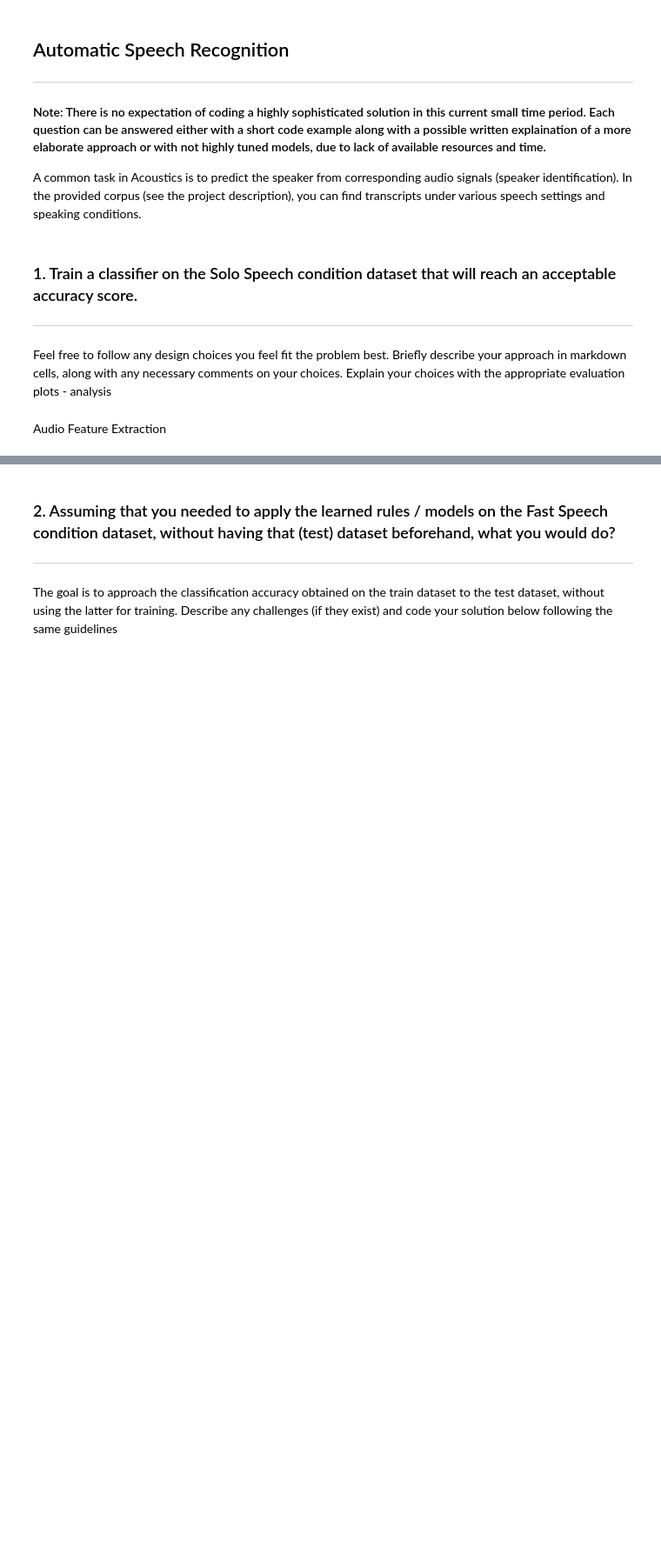
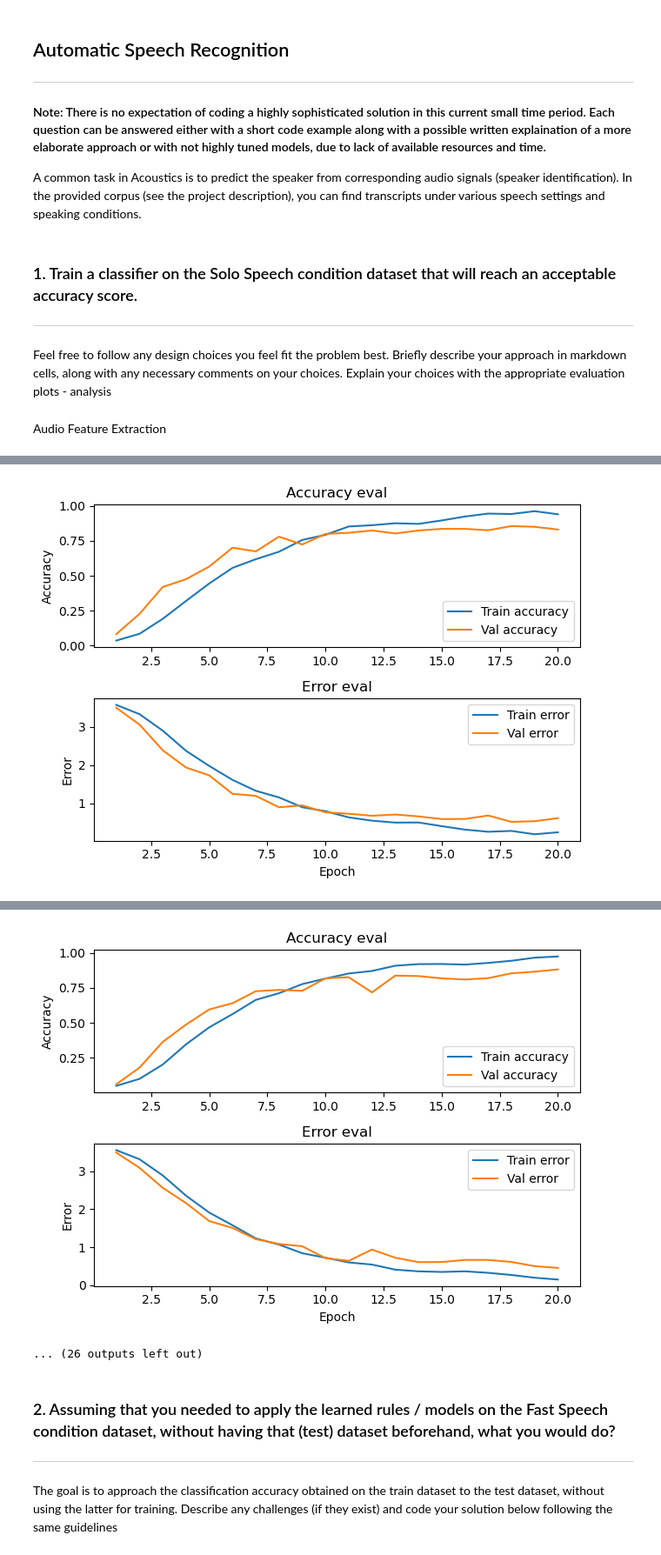
Before and after one commit to iliaskior/automatic-speech-recognition, a Jupyter notebook: assignment.ipynb, the cells around one changed output, grey strips where cells are left out. Shown at 87% size. Cells and saved outputs as stored; diff of their text form; code cells hidden in the pictures; blank space fills up the shorter version.

```diff
--- a/assignment.ipynb
+++ b/assignment.ipynb
@@ -123,0 +190,77 @@ plot_confusion_matrix(results['label'], results['prediction'], norm=True, fullpa
+# %%
+EPOCHS = 20
+BATCH_SIZE = 16
+
+#Load the extracted feature set for the SOLO dataset
+X, y, filename = load_data(data_path = SOLO_FEATURES_EXPORT_PATH)
+
+#Label encoding
+le = LabelEncoder()
+y_enc = le.fit_transform(y)
+
+results = []
+group_kfold_1 = GroupKFold(n_splits=5)
+for i, (idx1, test_idx) in enumerate(group_kfold_1.split(X=X, y=y_enc, groups=filename)):
+    print(f"Fold {i+1}:")
+    X1 , y1, filename1 = X[idx1], y_enc[idx1], filename[idx1]
+    X_test , y_test, filename_test = X[test_idx], y_enc[test_idx], filename[test_idx]
+
+    group_kfold_2 = GroupKFold(n_splits=5)
+    for j, (idx2, val_idx) in enumerate(group_kfold_2.split(X=X1, y=y1, groups=filename1)):
+        if j > 0:
+            break
+
+        X_train , y_train = X1[idx2], y1[idx2]
+        X_val , y_val = X1[val_idx], y1[val_idx]
+
+
+        #Calculate the class weights (not totally necessary, the dataset is balanced in general)
+        class_weights = compute_class_weight(
+                                                class_weight = "balanced",
+                                                classes = np.unique(y_train),
+                                                y = y_train
+                                            )
+        class_weights = dict(zip(np.unique(y_train), class_weights))
+
+        # Create the deep neural network
+        input_shape = (X_train.shape[1], X_train.shape[2]) # timesteps=63, features=39
+        n_classes = len(list(le.classes_))
+        model = build_model(input_shape, n_classes)
+
+        # Train model
+        history = model.fit(
+            X_train, y_train,
+            validation_data=(X_val, y_val),
+            batch_size=BATCH_SIZE,
+            epochs=EPOCHS,
+            class_weight=class_weights,
+        )
+
+        # plot accuracy/error for training and validation
+        plot_history(history, fullpath=OUTPUT_PATH.joinpath(f'step_train_history_fold{i+1}.jpg'))
+
+        #Make predictions
+        y_prob = model.predict(X_test)
+        y_pred = np.argmax(y_prob, axis=1)
+
+        #Store results
+        y_test = le.inverse_transform(y_test)
+        y_pred = le.inverse_transform(y_pred)
+
+        preds_df = pd.DataFrame({
+            'label': y_test,
+            'prediction': y_pred
+        })
+        probs_df = pd.DataFrame(data=y_prob, columns = list(le.classes_))
+        results.append(pd.concat([preds_df, probs_df], axis=1))
+
+results = pd.concat(results)
+plot_confusion_matrix(results['label'].values, results['prediction'].values, norm=False, fullpath=OUTPUT_PATH.joinpath('step1_cm_agg.jpg'))
+plot_confusion_matrix(results['label'].values, results['prediction'].values, norm=True, fullpath=OUTPUT_PATH.joinpath('step1_normalized_cm_agg.jpg'))
+
+# Save features locally in pickle format
+fname = OUTPUT_PATH.joinpath('step1_results_groupkfold.pickle')
+fname.parent.mkdir(parents=True, exist_ok=True)
+with open(fname, 'wb') as f:
+    pickle.dump(results, f)
+# %% [output]
@@ -123,0 +309 @@ plot_confusion_matrix(results['label'], results['prediction'], norm=True, fullpa
+[figure, added]
@@ -124,3 +355,5 @@ plot_confusion_matrix(results['label'], results['prediction'], norm=True, fullpa
+[figure, added]
+... (26 outputs left out)
 # %% [markdown]
 ### 2. Assuming that you needed to apply the learned rules / models on the Fast Speech condition dataset, without having that (test) dataset beforehand, what you would do?
 ---
```
Also changed, not shown: parts of 17 cells of this notebook, 1 other file.
